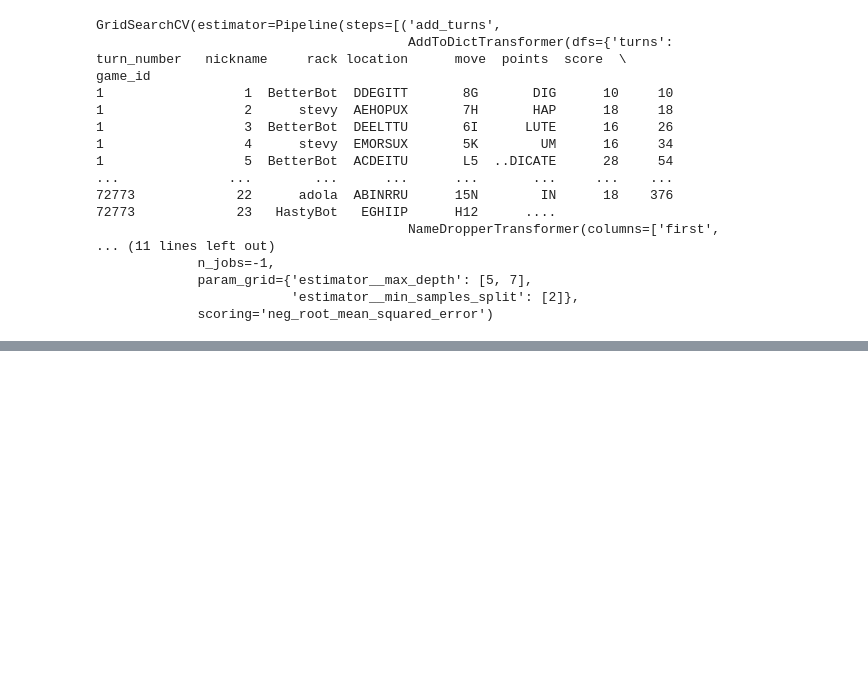
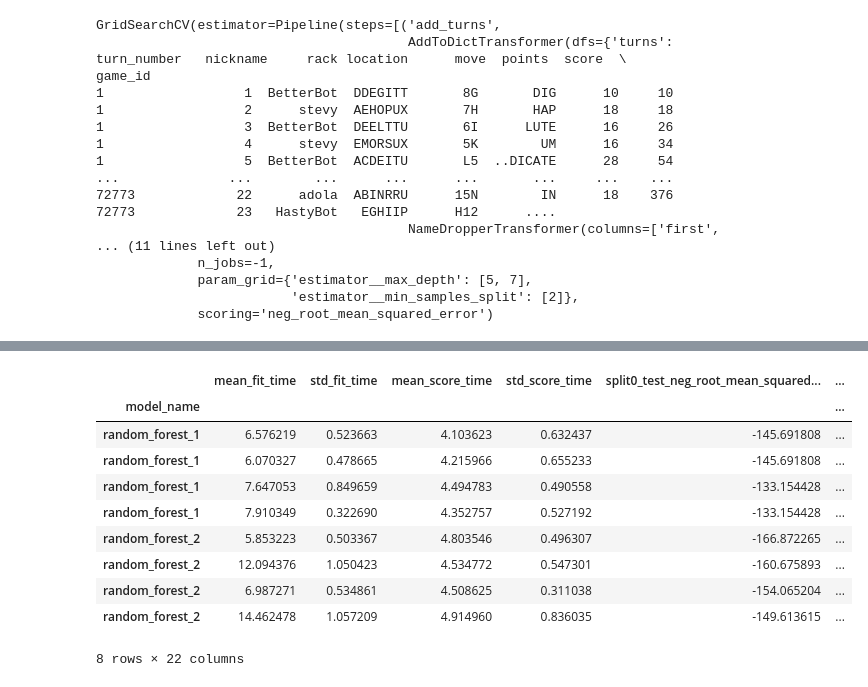
Before and after one commit to CatGuy1300/scrabble, a Jupyter notebook: notebooks/ezcv.ipynb, the cells around one changed output, grey strips where cells are left out. Saved outputs shown, nothing was run; the diff lists cells and outputs as text; code cells hidden in the pictures; blank space fills up the shorter version.

```diff
--- a/notebooks/ezcv.ipynb
+++ b/notebooks/ezcv.ipynb
@@ -261,0 +252,17 @@ SearcherResultsOrgenizer().orgenize(my_searcher.get_results()).sort_values('mean
+# %%
+my_searcher2 = Searcher(reg_pipe[:-1], grid, 2, redo_scores=False)
+my_searcher2.search(n_games, n_ratings)
+# %%
+SearcherResultsOrgenizer(redo_scores=False).orgenize(my_searcher2.get_results())
+# %% [output]
+|  | mean_fit_time | std_fit_time | mean_score_time | std_score_time | split0_test_neg_root_mean_squared... | ... |
+| model_name |  |  |  |  |  | ... |
+| random_forest_1 | 6.576219 | 0.523663 | 4.103623 | 0.632437 | -145.691808 | ... |
+| random_forest_1 | 6.070327 | 0.478665 | 4.215966 | 0.655233 | -145.691808 | ... |
+| random_forest_1 | 7.647053 | 0.849659 | 4.494783 | 0.490558 | -133.154428 | ... |
+| random_forest_1 | 7.910349 | 0.322690 | 4.352757 | 0.527192 | -133.154428 | ... |
+| random_forest_2 | 5.853223 | 0.503367 | 4.803546 | 0.496307 | -166.872265 | ... |
+| random_forest_2 | 12.094376 | 1.050423 | 4.534772 | 0.547301 | -160.675893 | ... |
+| random_forest_2 | 6.987271 | 0.534861 | 4.508625 | 0.311038 | -154.065204 | ... |
+| random_forest_2 | 14.462478 | 1.057209 | 4.914960 | 0.836035 | -149.613615 | ... |
+8 rows × 22 columns
```
Also changed, not shown: parts of 10 cells of this notebook.
